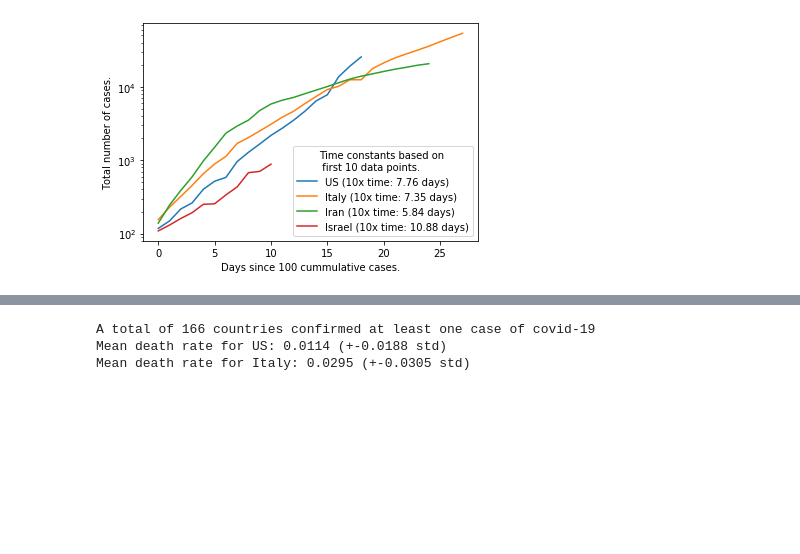
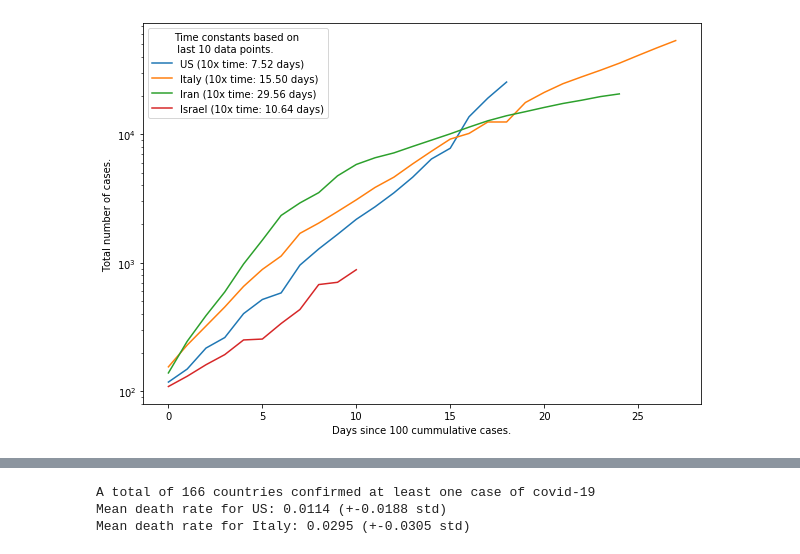
Before and after one commit to zonradkuse/covid-data-processing, a Jupyter notebook: non-interactive-plots.ipynb, the cells around one changed output, grey strips where cells are left out. Saved outputs shown, nothing was run; the diff lists cells and outputs as text; code cells hidden in the pictures; blank space fills up the shorter version.

```diff
--- a/non-interactive-plots.ipynb
+++ b/non-interactive-plots.ipynb
@@ -4,9 +4,9 @@ import pandas as pd
 import plots
 # %%
 plots.semilog_cases_since(["US","Italy","Iran","Israel"],
-                          num_cases=100,
+                          threshold_num_cases=100,
                           time_constant_type=10,
                           num_datapoints_fit=10,
-                          fit_first_last="first")
+                          fit_first_last="last")
 # %% [output]
-[figure, old version]
+[figure, new version]
```
Also changed, not shown: parts of 2 cells of this notebook, 1 other file.
